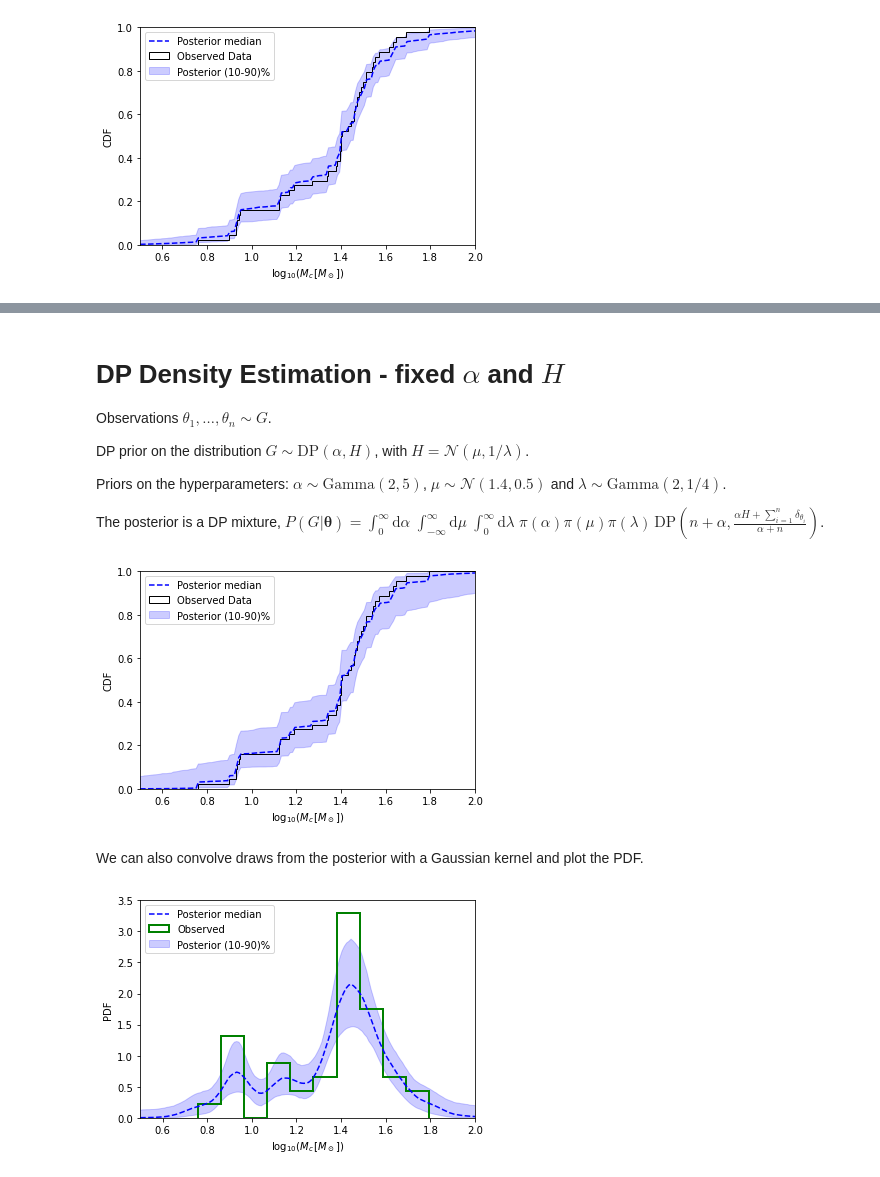
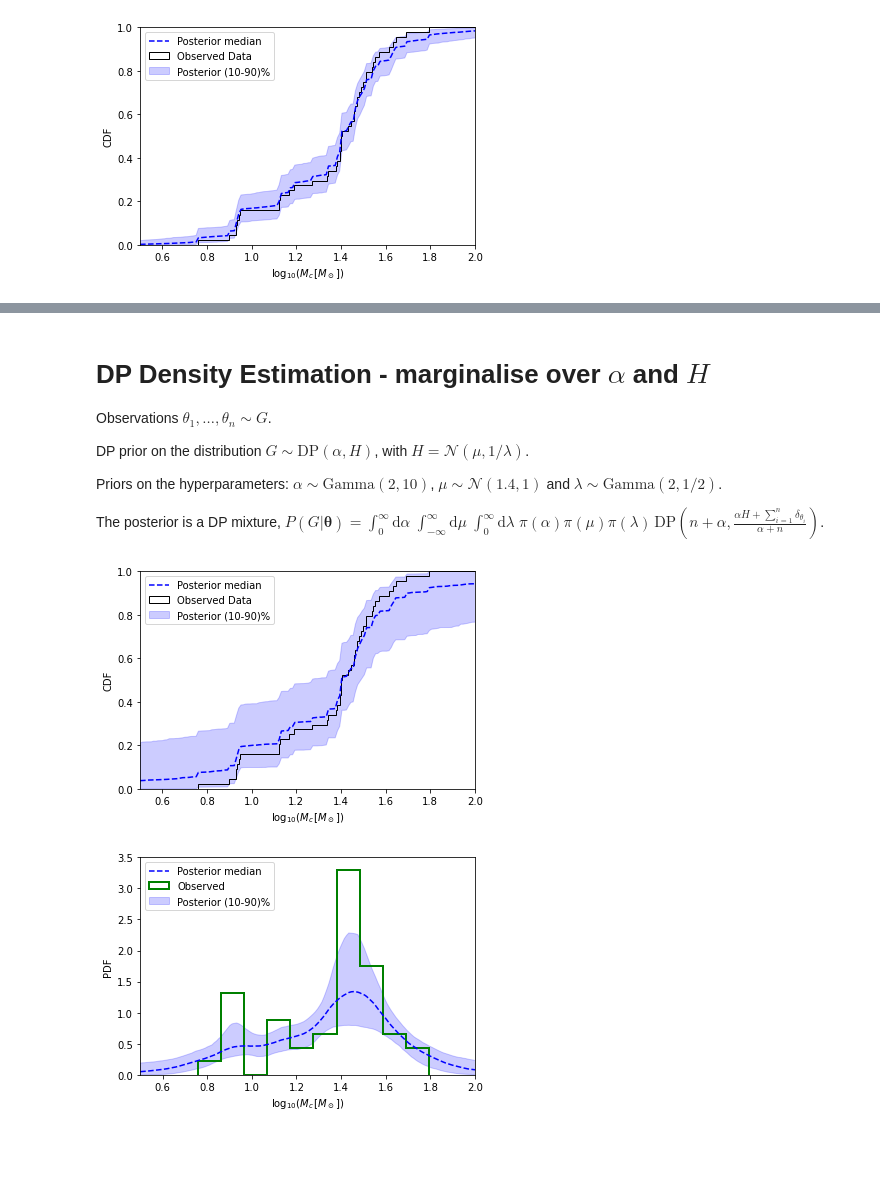
Before and after one commit to cjm96/DPplayground, a Jupyter notebook: ObservedChirpMassDistribution.ipynb, the cells around one changed output, grey strips where cells are left out. Cells and saved outputs as stored; diff of their text form; code cells hidden in the pictures; blank space fills up the shorter version.

```diff
--- a/ObservedChirpMassDistribution.ipynb
+++ b/ObservedChirpMassDistribution.ipynb
@@ -95,11 +119,11 @@ plt.ylabel('CDF');
 # %% [markdown]
-# DP Density Estimation - fixed $\alpha$ and $H$
+# DP Density Estimation - marginalise over $\alpha$ and $H$
 
 Observations $\theta_1,\ldots,\theta_n\sim G$.
 
 DP prior on the distribution $ G\sim\mathrm{DP}(\alpha,H)$, with $H = \mathcal{N}(\mu,1/\lambda)$.
 
-Priors on the hyperparameters: $\alpha\sim\mathrm{Gamma}(2,5)$, $\mu\sim\mathcal{N}(1.4,0.5)$ and $\lambda\sim\mathrm{Gamma}(2,1/4)$.
+Priors on the hyperparameters: $\alpha\sim\mathrm{Gamma}(2,10)$, $\mu\sim\mathcal{N}(1.4,1)$ and $\lambda\sim\mathrm{Gamma}(2,1/2)$.
 
 The posterior is a DP mixture,
 $ P(G|\boldsymbol{\theta}) = \int_{0}^{\infty}\mathrm{d}\alpha\;\int_{-\infty}^{\infty}\mathrm{d}\mu\;\int_{0}^{\infty}\mathrm{d}\lambda\;\pi(\alpha)\pi(\mu)\pi(\lambda)\,\mathrm{DP}\left(n+\alpha, \frac{\alpha H + \sum_{i=1}^{n}\delta_{\theta_i}}{\alpha+n}\right)$.
@@ -108,9 +132,9 @@ $ P(G|\boldsymbol{\theta}) = \int_{0}^{\infty}\mathrm{d}\alpha\;\int_{-\infty}^{
 N, K = 1000, 500
 
 # Hyperparameter priors
-pi_alpha = gamma(2, scale=5)
-pi_mu = norm(1.4, scale=0.5)
-pi_lam = gamma(2, scale=1/4)
+pi_alpha = gamma(2, scale=10)
+pi_mu = norm(1.4, scale=1)
+pi_lam = gamma(2, scale=1/2)
 
 alpha = pi_alpha.rvs(N)
 mu = pi_mu.rvs(N)
@@ -124,39 +148,35 @@ beta_k = np.array([beta(1, a+n).rvs(K) for a in alpha])
 pi_k = beta_k.copy()
 pi_k[:,1:] = beta_k[:,1:] * (1 - beta_k[:,:-1]).cumprod(axis=1)
 
 # ... and the atoms
 phi_k = np.array([norm(m, scale=l).rvs(size=K) for m,l in zip(mu,lam)])
 mask = np.array([np.random.choice([True, False], p=[n/(a+n), a/(a+n)], size=K)
                  for a in alpha])
 phi_k[mask] = np.random.choice(obs, size=(N,K))[mask]
 
 # Compute the CDFs
 log10Mc_plot = np.linspace(0.5, 2.5, 200)
 sample_cdfs = (pi_k[..., np.newaxis] * np.less.outer(phi_k, log10Mc_plot)).sum(axis=1)
 low, mid, up = np.percentile(sample_cdfs, [10, 50, 90], axis=0)
 
 # Plotting
 fig, ax = plt.subplots()
 
 ax.hist(obs, bins=sorted(obs)+[999], density=True, color='k',
         histtype='step', cumulative=True, label='Observed Data')
 
 ax.plot(log10Mc_plot, mid, 'b--', label='Posterior median')
 ax.fill_between(log10Mc_plot, low, up, color='b',
                 alpha=0.2, label='Posterior (10-90)%')
 
 plt.legend(loc='upper left')
 plt.xlim(0.5, 2.)
 plt.ylim(0,1)
 plt.xlabel(r"$\log_{10}\left(M_c\,[M_\odot]\right)$")
 plt.ylabel('CDF');
 # %% [output]
-[figure, old version]
+[figure, new version]
-# %% [markdown]
-We can also convolve draws from the posterior with a Gaussian kernel and plot the PDF.
 # %%
-from scipy.stats import gaussian_kde
-
 sample_pdfs = np.empty_like(sample_cdfs)
 for i in range(N):
     KDE = gaussian_kde(phi_k[i], bw_method=0.2, weights=pi_k[i])
@@ -164,7 +184,7 @@ for i in range(N):
 
 low, mid, up = np.percentile(sample_pdfs, [10, 50, 90], axis=0)
 
-plt.hist(list(observations.values()), density=True, color='g',
+plt.hist(obs, density=True, color='g',
          label='Observed', histtype='step', lw=2)
 
 plt.plot(log10Mc_plot, mid, 'b--', label='Posterior median')
@@ -175,4 +195,4 @@ plt.xlim(0.5, 2.); plt.ylim(0, 3.5)
 plt.xlabel(r"$\log_{10}\left(M_c\,[M_\odot]\right)$")
 plt.ylabel('PDF');
 # %% [output]
-[figure, old version]
+[figure, new version]
```
Also changed, not shown: parts of 6 cells of this notebook, 4 other files.
